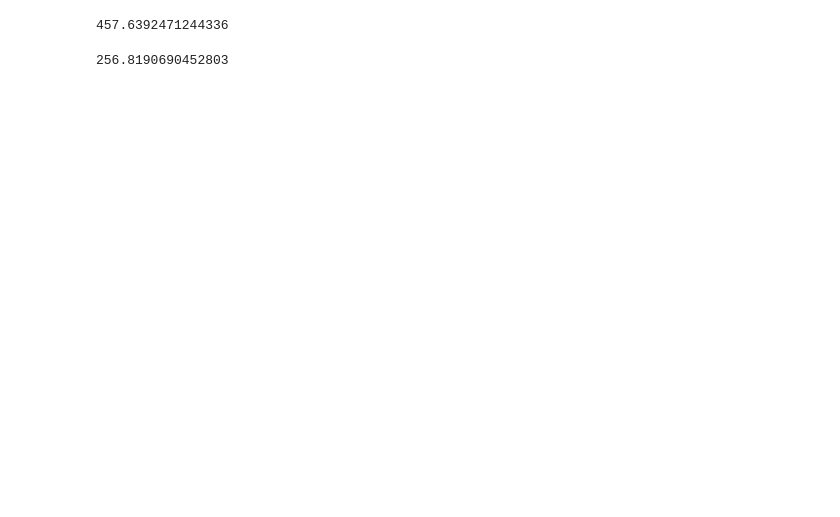
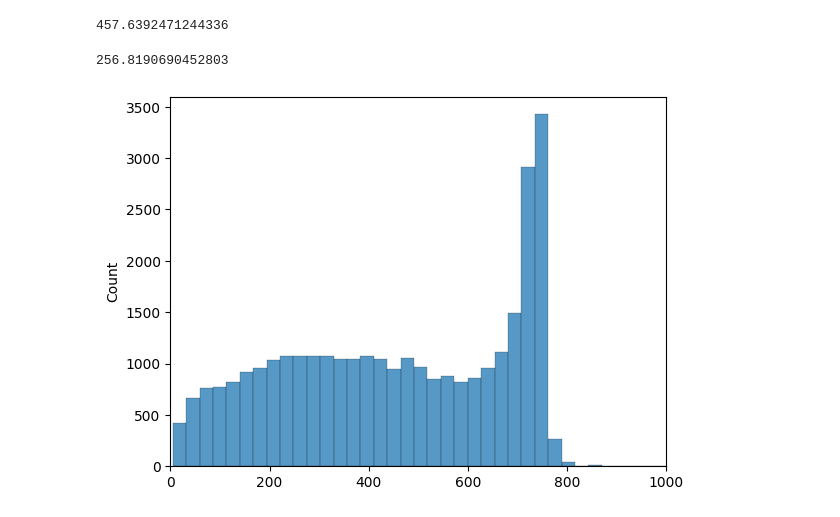
Before and after one commit to fractaldatalearning/psychedelic_efficacy, a Jupyter notebook: notebooks/5-kl-studies-lang-eda.ipynb, the cells around one changed output. Cells and saved outputs as stored; diff of their text form; code cells hidden in the pictures; blank space fills up the shorter version.

```diff
--- a/notebooks/5-kl-studies-lang-eda.ipynb
+++ b/notebooks/5-kl-studies-lang-eda.ipynb
@@ -69,2 +54,8 @@ lemm_mean_length
 # %% [output]
 256.8190690452803
+# %%
+# Plot the distribution of review lengths
+sns.histplot(review_lengths).set(xlim=(0,1000))
+plt.show()
+# %% [output]
+[figure, added]
```
Also changed, not shown: parts of 49 cells of this notebook, 1 other file.
